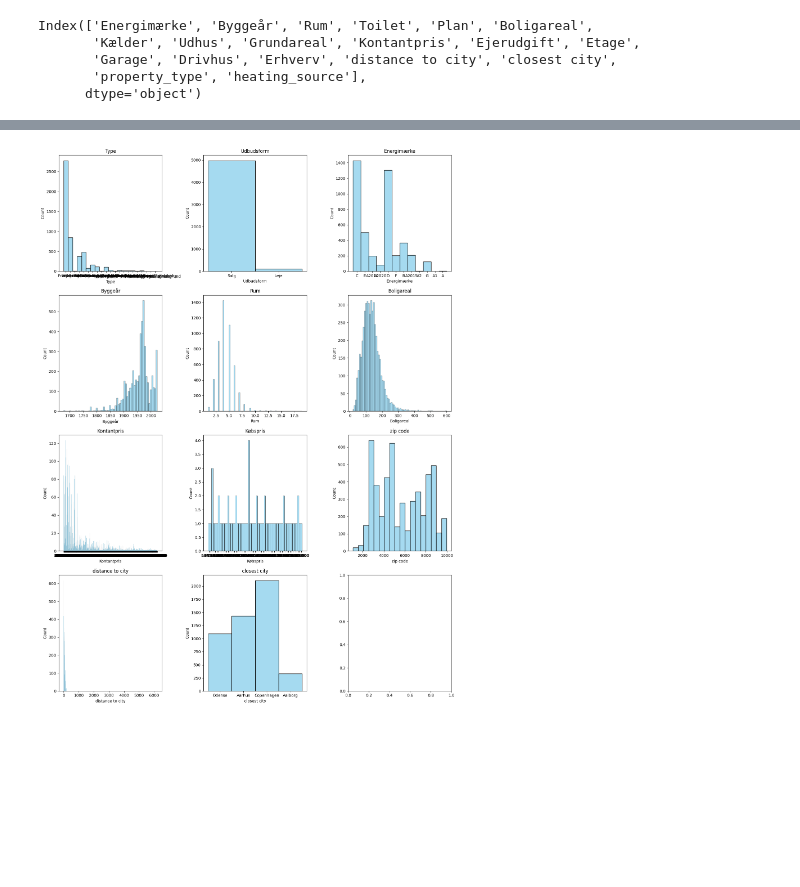
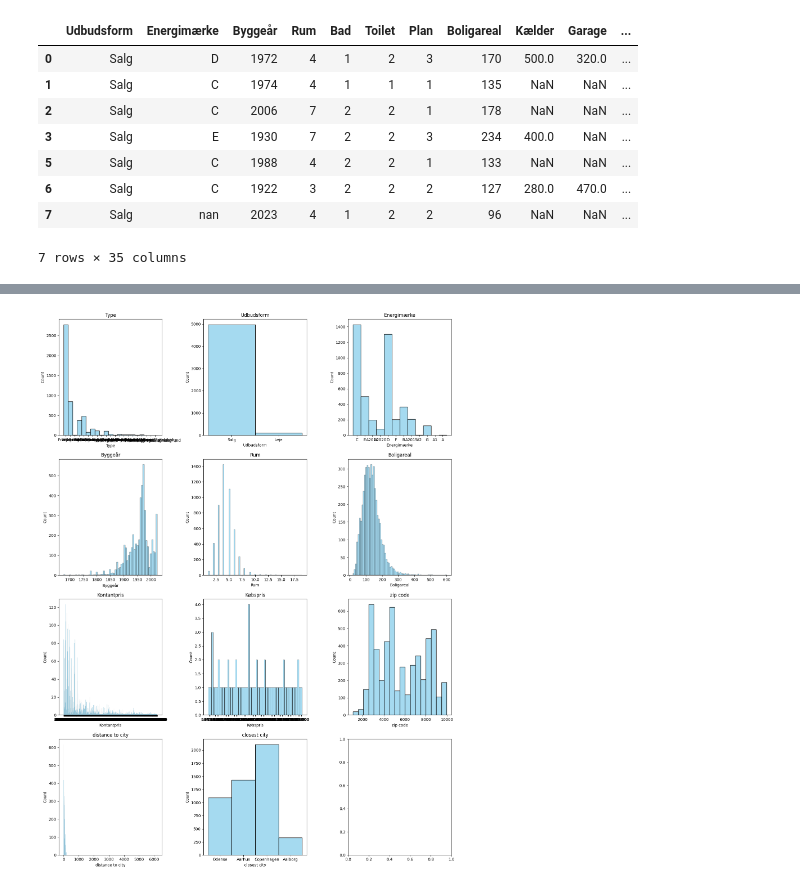
Before and after one commit to martinskafte321/Introduction-Social-Data-Science, a Jupyter notebook: Exam_project/Cleaning.ipynb, the cells around one changed output, grey strips where cells are left out. Cells and saved outputs as stored; diff of their text form; code cells hidden in the pictures; blank space fills up the shorter version.

Commit message:
Updates to scraping and cleaning. Changed some of the output file names as well

```diff
--- a/Exam_project/Cleaning.ipynb
+++ b/Exam_project/Cleaning.ipynb
@@ -107,8 +107,6 @@ porperty_type_mapping = {
 
 # Map the values in the 'property_type' column to target values
 clean_df['property_type'] = clean_df['Type'].map(porperty_type_mapping)
-# Check the volume of each property type
-#clean_df.property_type.value_counts()
 
 # Function to remove numbers from a string
 def remove_numbers(text):
@@ -120,39 +118,43 @@ clean_df['Energimærke'] = clean_df['Energimærke'].astype('str').apply(remove_n
 # Define a list of target values to clean the strings to
 target_values = ['varmepumpe', 'brændeovn', 'fyr','fjernvarm','olie','jord','gas','central','ovn','el','pille']
 
 # Create a regex pattern from target_values
 pattern = '(' + '|'.join(map(re.escape, target_values)) + ')'
 
 # Extract matching values using str.extract
 clean_df['energi'] = clean_df['Varmekilde'].str.lower().str.extract(pattern, expand=False)
 
 energy_source_mapping = {
     'varmepumpe': 'clean_renewable',
     'brændeovn': 'non_renewable',
     'fyr': 'non_renewable',
     'central' :'clean_renewable',
     'el':'clean_renewable',
     'olie': 'non_renewable',
     'fjernvarm': 'clean_renewable',
     'olie': 'non_clean',
     'jord': 'clean_renewable',
     'gas': 'non_renewable',
     'ovn': 'non_clean',
     'pille':'non_clean',
     'brændeovn':'non_clean'
 }
 
 # Map the values in the 'property_type' column to target values
 clean_df['heating_source'] = clean_df['energi'].map(energy_source_mapping)
 
 clean_df = clean_df.drop(columns=['energi', 'Type','Varmekilde'])
-print(clean_df.columns)
+clean_df
 # %% [output]
+|  | Udbudsform | Energimærke | Byggeår | Rum | Bad | Toilet | Plan | Boligareal | Kælder | Garage | ... |
+| 0 | Salg | D | 1972 | 4 | 1 | 2 | 3 | 170 | 500.0 | 320.0 | ... |
+| 1 | Salg | C | 1974 | 4 | 1 | 1 | 1 | 135 | NaN | NaN | ... |
+| 2 | Salg | C | 2006 | 7 | 2 | 2 | 1 | 178 | NaN | NaN | ... |
+| 3 | Salg | E | 1930 | 7 | 2 | 2 | 3 | 234 | 400.0 | NaN | ... |
+| 5 | Salg | C | 1988 | 4 | 2 | 2 | 1 | 133 | NaN | NaN | ... |
+| 6 | Salg | C | 1922 | 3 | 2 | 2 | 2 | 127 | 280.0 | 470.0 | ... |
+| 7 | Salg | nan | 2023 | 4 | 1 | 2 | 2 | 96 | NaN | NaN | ... |
-Index(['Energimærke', 'Byggeår', 'Rum', 'Toilet', 'Plan', 'Boligareal',
-       'Kælder', 'Udhus', 'Grundareal', 'Kontantpris', 'Ejerudgift', 'Etage',
-       'Garage', 'Drivhus', 'Erhverv', 'distance to city', 'closest city',
-       'property_type', 'heating_source'],
-      dtype='object')
+7 rows × 35 columns
 # %%
 ### Create dummies for non-numeric variables
 data_with_dummies = pd.get_dummies(clean_df, \
```
Also changed, not shown: parts of 3 cells of this notebook, 3 other files.
